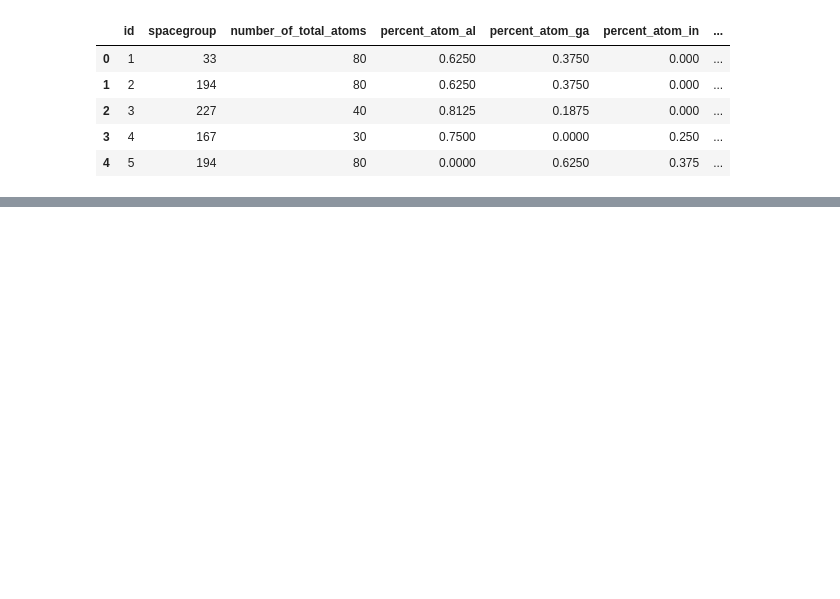
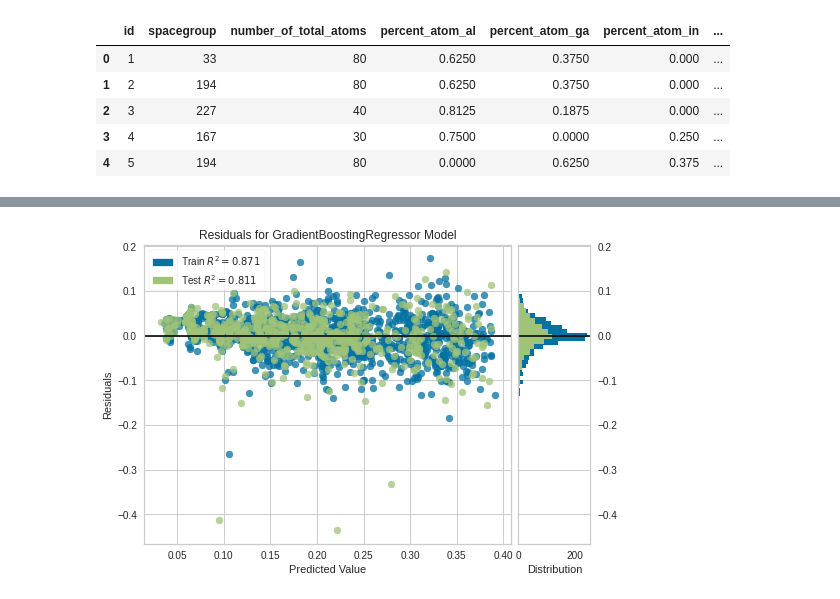
Before and after one commit to AyorindeTayo/PyCaret-prediction-of-transparent-conductor-Properties-, a Jupyter notebook: Pycaret.ipynb, the cells around one changed output, grey strips where cells are left out. Cells and saved outputs as stored; diff of their text form; code cells hidden in the pictures; blank space fills up the shorter version.

```diff
--- a/Pycaret.ipynb
+++ b/Pycaret.ipynb
@@ -90,0 +95,2 @@ LGBMRegressor(boosting_type='gbdt', class_weight=None, colsample_bytree=1.0,
+# %%
+gbr = create_model('gbr')
@@ -90,0 +111,3 @@ LGBMRegressor(boosting_type='gbdt', class_weight=None, colsample_bytree=1.0,
+# %%
+
+tuned_gbr = tune_model(gbr)
@@ -90,0 +152,4 @@ LGBMRegressor(boosting_type='gbdt', class_weight=None, colsample_bytree=1.0,
+# %%
+plot_model(tuned_gbr)
+# %% [output]
+[figure, added]
```
Also changed, not shown: parts of 13 cells of this notebook.
